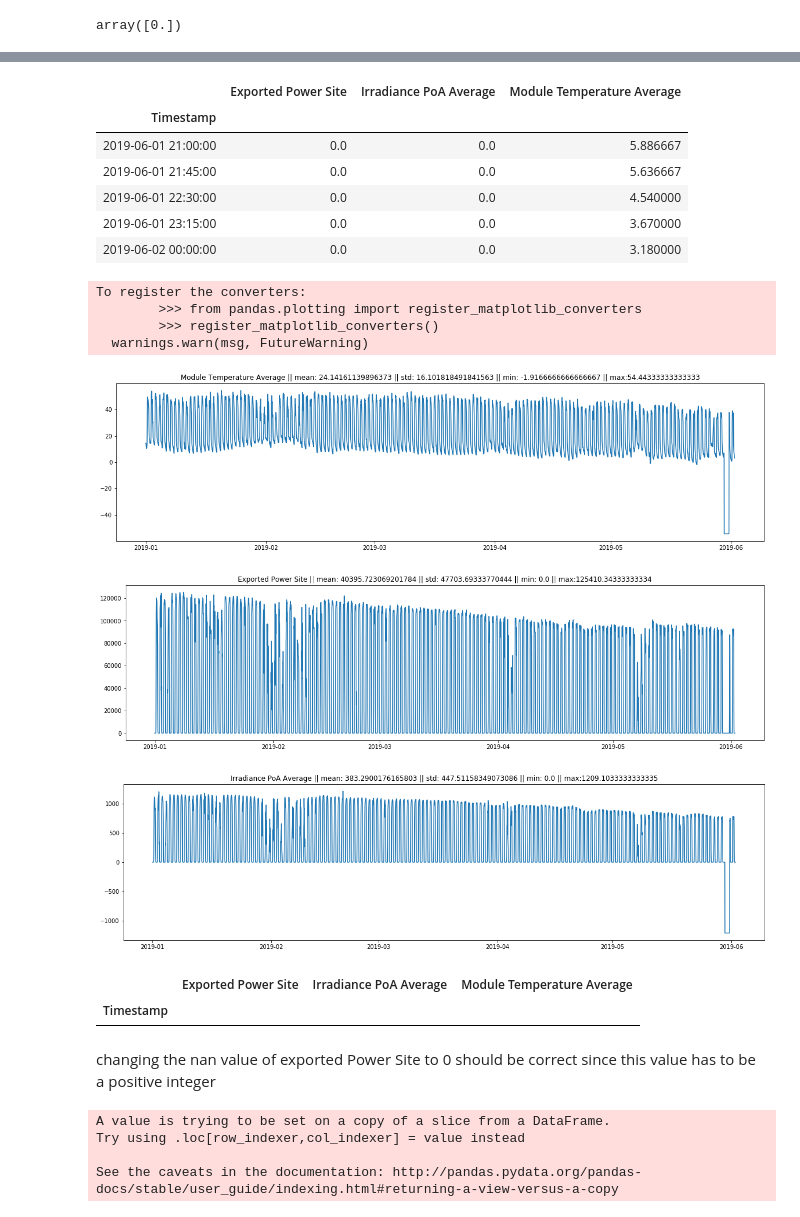
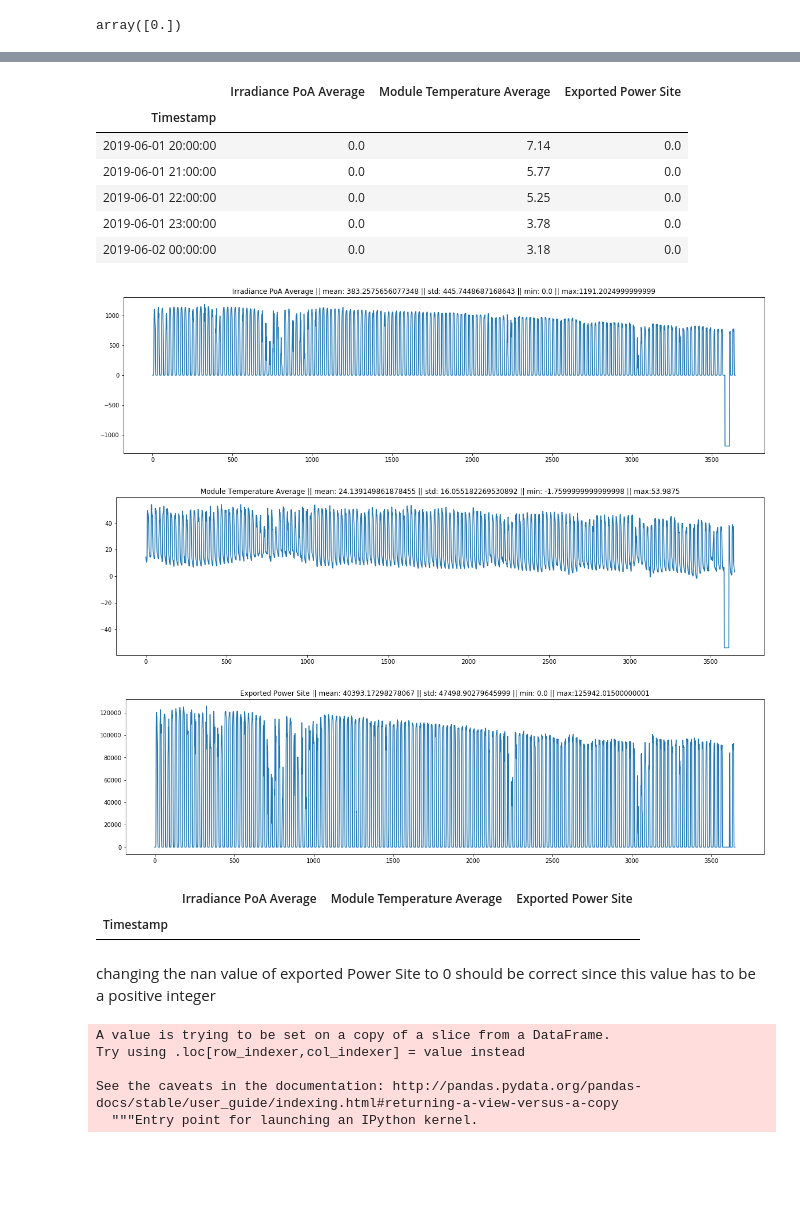
Before and after one commit to dimitrisl/PowerSeries, a Jupyter notebook: Power_ML.ipynb, the cells around one changed output, grey strips where cells are left out. Cells and saved outputs as stored; diff of their text form; code cells hidden in the pictures; blank space fills up the shorter version.

```diff
--- a/Power_ML.ipynb
+++ b/Power_ML.ipynb
@@ -87,7 +82,7 @@ df['Timestamp'] = pd.to_datetime(df['Timestamp'])
 df.index = df['Timestamp']
 del df["Timestamp"]
 df = df.astype(float)
-df = df.resample('2700s').mean() #select timeslot. for now i select 2700sec aka 45 min
+df = df.resample('3600s').mean() #select timeslot. for now i select 2700sec aka 45 min
 df.head()
 # %% [output]
 |  | Exported Power Site | Irradiance PoA Average | Module Temperature Average | Nominal Power DC |
@@ -107,13 +102,3 @@ There are several ways to tackle the Nan issue
 
 1. Either via interpolation or by taking the mean value of its neighbors (since we have very few nan samples compared to our actual dataset)
 2. Eliminate the rows that contain these values since they don't provide actual information about our dataset
-# %%
-null_indices = list(df[df["Exported Power Site"].isnull()].index)
-
-around_indices = []
-
-for i in null_indices:
-    around_indices.append(i-1)
-    around_indices.append(i+1)
-
-null_indices = list(set(null_indices).union(set(around_indices)))
@@ -190,51 +143,47 @@ final_df.head()
 # %%
 final_df.tail()
 # %% [output]
-|  | Exported Power Site | Irradiance PoA Average | Module Temperature Average |
+|  | Irradiance PoA Average | Module Temperature Average | Exported Power Site |
 | Timestamp |  |  |  |
-| 2019-06-01 21:00:00 | 0.0 | 0.0 | 5.886667 |
-| 2019-06-01 21:45:00 | 0.0 | 0.0 | 5.636667 |
-| 2019-06-01 22:30:00 | 0.0 | 0.0 | 4.540000 |
-| 2019-06-01 23:15:00 | 0.0 | 0.0 | 3.670000 |
-| 2019-06-02 00:00:00 | 0.0 | 0.0 | 3.180000 |
+| 2019-06-01 20:00:00 | 0.0 | 7.14 | 0.0 |
+| 2019-06-01 21:00:00 | 0.0 | 5.77 | 0.0 |
+| 2019-06-01 22:00:00 | 0.0 | 5.25 | 0.0 |
+| 2019-06-01 23:00:00 | 0.0 | 3.78 | 0.0 |
+| 2019-06-02 00:00:00 | 0.0 | 3.18 | 0.0 |
 # %%
-for i in ['Module Temperature Average', 'Exported Power Site', 'Irradiance PoA Average']:
+for i in f_cols:
     std = np.std(final_df[i].astype(float))  # i don't use twin_df here in order not to mess with the calculations
     mn = np.mean(final_df[i].astype(float))
     minimum = np.min(final_df[i].astype(float))
     maximum = np.max(final_df[i].astype(float))
     text = "|| mean: {} || std: {} || min: {} || max:{}".format(mn, std, minimum, maximum)
 
     nan_indicating_value = - np.max(np.abs(df[i].astype(float)))
 
     df_info[i] = {"mean":mn, "std":std, "min":minimum, "max":maximum}
     plt.figure(figsize=(20,5))
     plt.title(i+" "+text)
-    plt.plot(final_df[i].fillna(nan_indicating_value).astype(float)) # in order to check the actual values that would be nan otherwise.
+    plt.plot(final_df[i].fillna(nan_indicating_value).values.astype(float)) # in order to check the actual values that would be nan otherwise.
     plt.show()
 # %% [output]
-To register the converters:
-        >>> from pandas.plotting import register_matplotlib_converters
-        >>> register_matplotlib_converters()
-  warnings.warn(msg, FutureWarning)
-[figure, old version]
+[figure, new version]
-[figure, old version]
+[figure, new version]
-[figure, old version]
+[figure, new version]
 # %%
 final_df[final_df["Exported Power Site"].isnull()]
 # %% [output]
-|  | Exported Power Site | Irradiance PoA Average | Module Temperature Average |
+|  | Irradiance PoA Average | Module Temperature Average | Exported Power Site |
 | Timestamp |  |  |  |
 # %% [markdown]
 changing the nan value of exported Power Site to 0 should be correct since this value has to be a positive integer
 # %%
-i = "Exported Power Site"
-final_df[i] = final_df[i].fillna(0)
+final_df["Exported Power Site"] = final_df["Exported Power Site"].fillna(0)
 # %% [output]
 A value is trying to be set on a copy of a slice from a DataFrame.
 Try using .loc[row_indexer,col_indexer] = value instead
 
 See the caveats in the documentation: http://pandas.pydata.org/pandas-docs/stable/user_guide/indexing.html#returning-a-view-versus-a-copy
+  """Entry point for launching an IPython kernel.
 # %%
 final_df = final_df.dropna() # actually drop the nan values since we can't make an inference out of them
 # %%
```
Also changed, not shown: parts of 43 cells of this notebook.
